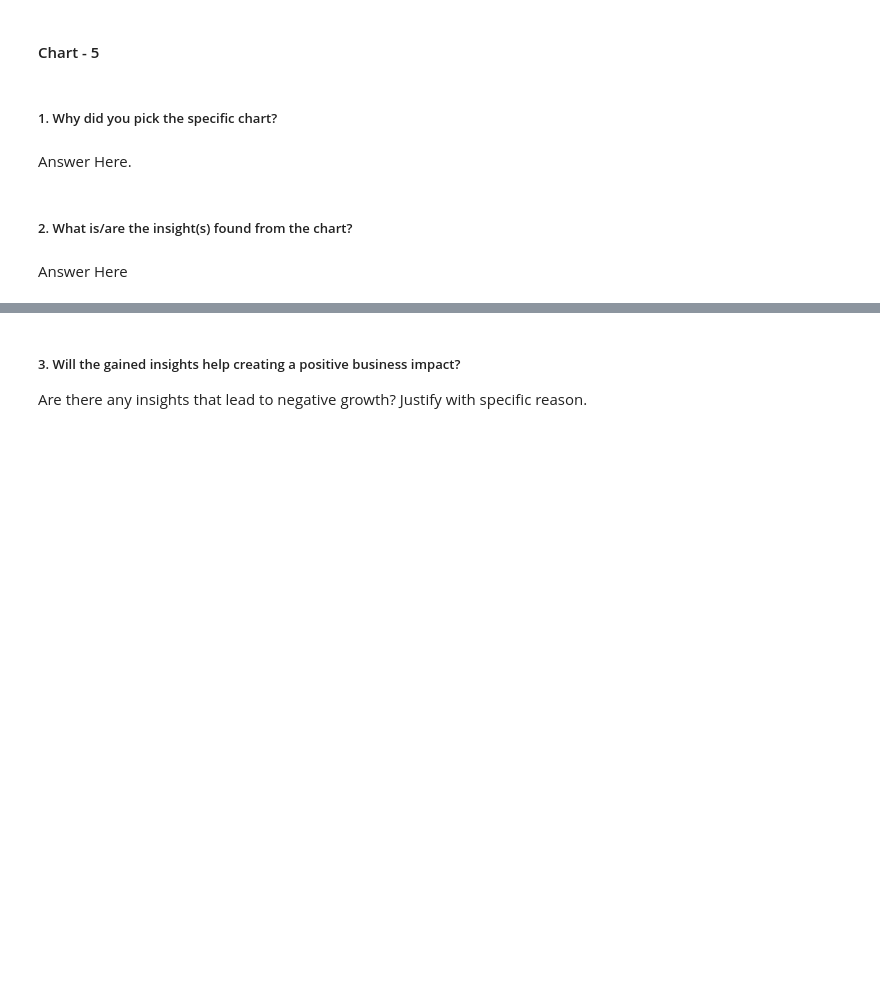
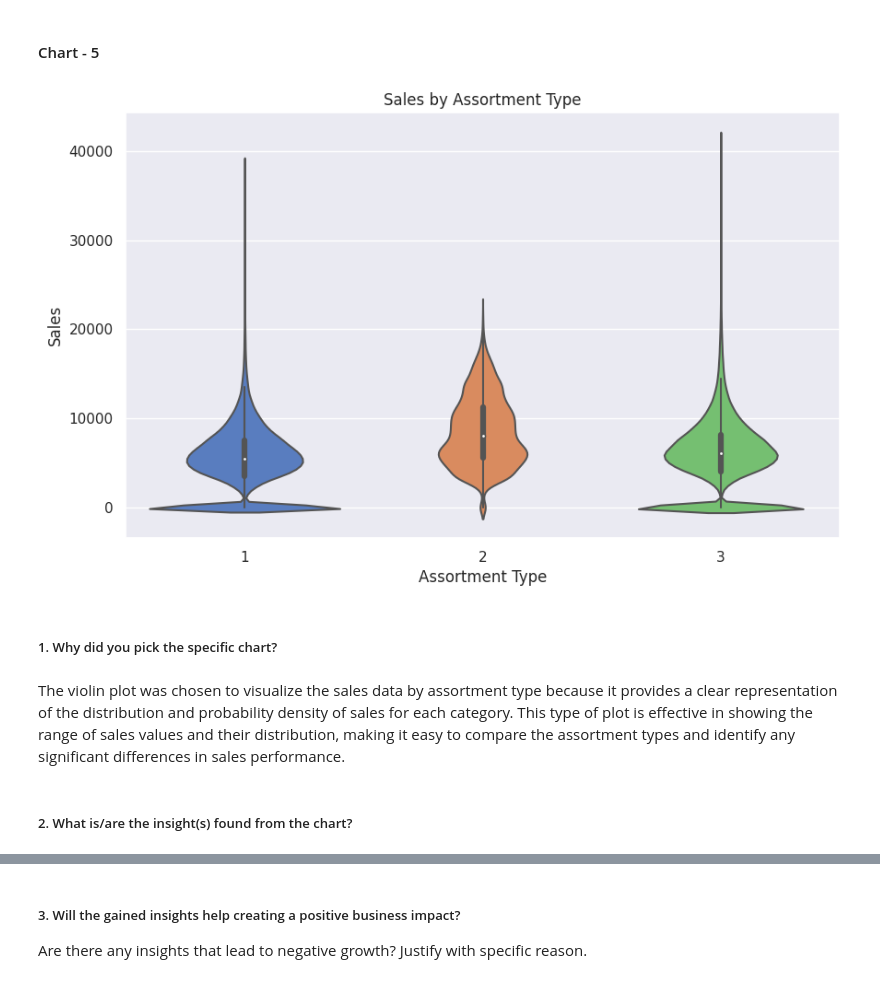
Before and after one commit to dipakpatil2001/Regression-Project-Retail_Sales_Prediction, a Jupyter notebook: Regression_Project_Retail_Sales_Prediction.ipynb, the cells around one changed output, grey strips where cells are left out. Cells and saved outputs as stored; diff of their text form; code cells hidden in the pictures; blank space fills up the shorter version.

```diff
--- a/Regression_Project_Retail_Sales_Prediction.ipynb
+++ b/Regression_Project_Retail_Sales_Prediction.ipynb
@@ -746,8 +753,17 @@ The gained insights from the visualization of sales by store type will help in c
+# %%
+# Chart - 5 visualization code
+# Visualize the sales data by assortment type using a violin plot
+plt.figure(figsize=(10, 6))
+sns.violinplot(x='Assortment', y='Sales', data=total_df, palette='muted')
+plt.title('Sales by Assortment Type')
+plt.xlabel('Assortment Type')
+plt.ylabel('Sales')
+plt.show()
+# %% [output]
+[figure, added]
 # %% [markdown]
 ##### 1. Why did you pick the specific chart?
-# %% [markdown]
-Answer Here.
+# %% [markdown]
+The violin plot was chosen to visualize the sales data by assortment type because it provides a clear representation of the distribution and probability density of sales for each category. This type of plot is effective in showing the range of sales values and their distribution, making it easy to compare the assortment types and identify any significant differences in sales performance.
 # %% [markdown]
 ##### 2. What is/are the insight(s) found from the chart?
-# %% [markdown]
-Answer Here
```
Also changed, not shown: parts of 125 cells of this notebook.
